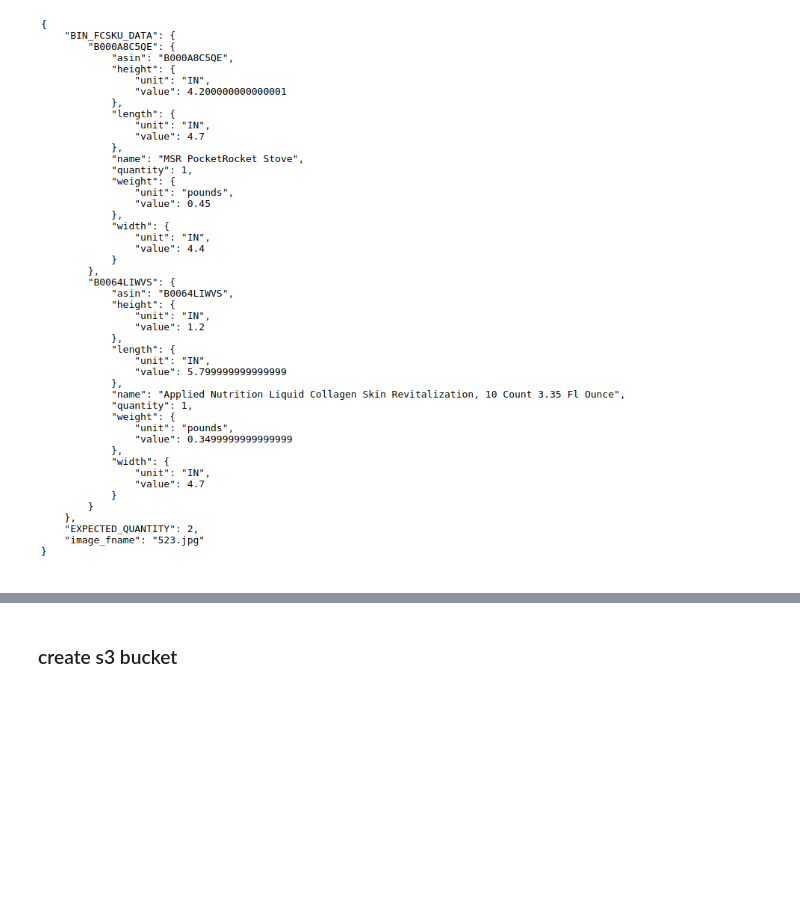
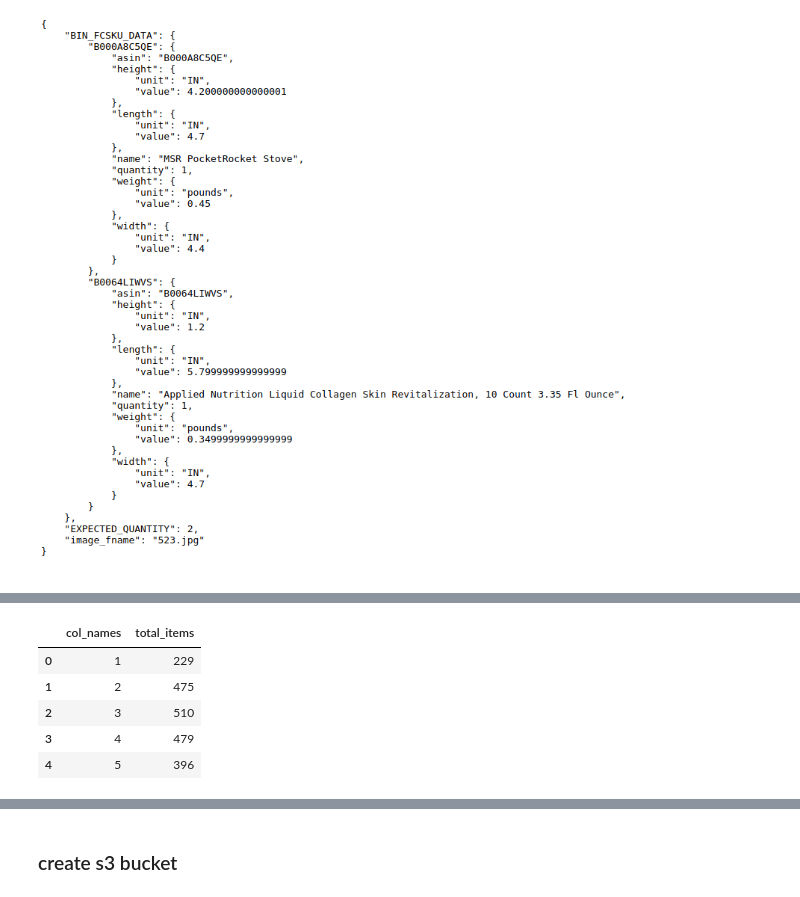
Before and after one commit to iKwesi/AWS-ML-ENGINEER, a Jupyter notebook: Inventory-Monitoring-Captsone/sagemaker.ipynb, the cells around one changed output, grey strips where cells are left out. Saved outputs shown, nothing was run; the diff lists cells and outputs as text; code cells hidden in the pictures; blank space fills up the shorter version.

```diff
--- a/Inventory-Monitoring-Captsone/sagemaker.ipynb
+++ b/Inventory-Monitoring-Captsone/sagemaker.ipynb
@@ -157,0 +221,12 @@ Image.open(r"metadata.png")
+# %%
+# create dataframe from dictionary
+
+df = pd.DataFrame(data=test_plot)
+df.head()
+# %% [output]
+|  | col_names | total_items |
+| 0 | 1 | 229 |
+| 1 | 2 | 475 |
+| 2 | 3 | 510 |
+| 3 | 4 | 479 |
+| 4 | 5 | 396 |
```
Also changed, not shown: parts of 22 cells of this notebook.
